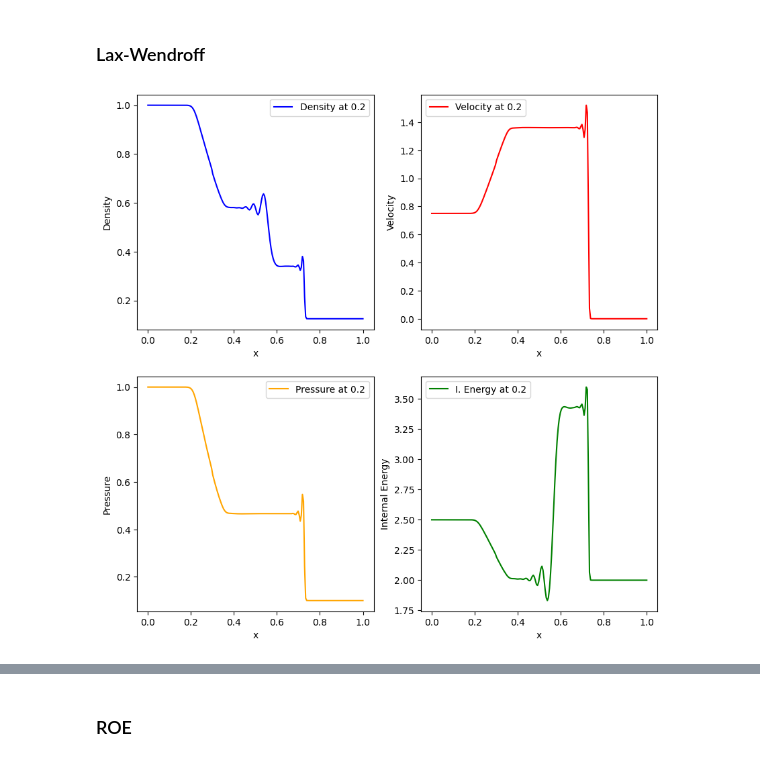
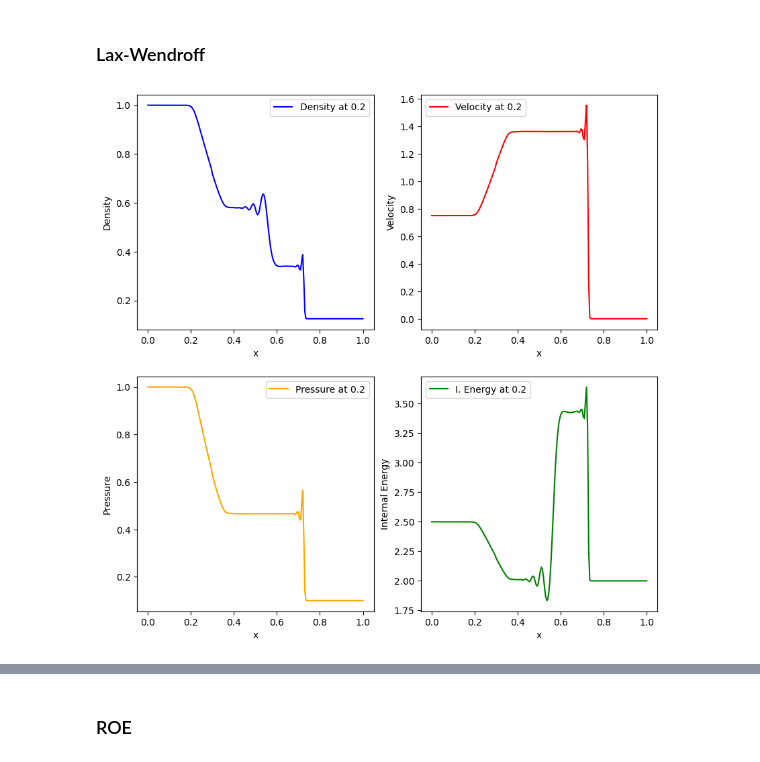
Before and after one commit to daniloaballayf/Shockwave-TAMU, a Jupyter notebook: 1D Notebooks/Shockwave.ipynb, the cells around one changed output, grey strips where cells are left out. Saved outputs shown, nothing was run; the diff lists cells and outputs as text; code cells hidden in the pictures.

```diff
--- a/1D Notebooks/Shockwave.ipynb
+++ b/1D Notebooks/Shockwave.ipynb
@@ -7,8 +10,8 @@ import matplotlib.pyplot as plt
 # %%
 # Parameters
 L = 1.0         # Length of the domain
-T = 1.0         # Total simulation time
-Nx = 200        # Number of spatial points
+T = 1           # Total simulation time
+Nx = 201        # Number of spatial points
 Nt = 800        # Number of time steps
 dx = L / (Nx - 1)
 dt = T / Nt
@@ -71,17 +283,17 @@ diff_mom = np.zeros(Nx)
 diff_ene = np.zeros(Nx)
 v = np.zeros(Nx)
 v_prov = np.zeros(Nx-1)
-v[sol_rho[:,0]!=0] = sol_mom[:, 0][sol_rho[:,0]!=0]/sol_rho[:,0][sol_rho[:,0]!=0]
+v[sol_rho_lw[:,0]!=0] = sol_mom_lw[:, 0][sol_rho_lw[:,0]!=0]/sol_rho_lw[:,0][sol_rho_lw[:,0]!=0]
 
 for i in range(1, Nt+1):
-    press = sol_pre[:,i-1]
-    f_rho = sol_mom[:,i-1]
-    f_mom = press + sol_rho[:,i-1]*v**2
-    f_ene = v * (sol_ene[:,i-1] + press)
+    press = sol_pre_lw[:,i-1]
+    f_rho = sol_mom_lw[:,i-1]
+    f_mom = press + sol_rho_lw[:,i-1]*v**2
+    f_ene = v * (sol_ene_lw[:,i-1] + press)
 
-    u_prov = 0.5*(sol_mom[1:,i-1] + sol_mom[:-1,i-1]) - 0.5*dt*(f_mom[1:] - f_mom[:-1])/dx
-    r_prov = 0.5*(sol_rho[1:,i-1] + sol_rho[:-1,i-1]) - 0.5*dt*(f_rho[1:] - f_rho[:-1])/dx
-    e_prov = 0.5*(sol_ene[1:,i-1] + sol_ene[:-1,i-1]) - 0.5*dt*(f_ene[1:] - f_ene[:-1])/dx
+    u_prov = 0.5*(sol_mom_lw[1:,i-1] + sol_mom_lw[:-1,i-1]) - 0.5*dt*(f_mom[1:] - f_mom[:-1])/dx
+    r_prov = 0.5*(sol_rho_lw[1:,i-1] + sol_rho_lw[:-1,i-1]) - 0.5*dt*(f_rho[1:] - f_rho[:-1])/dx
+    e_prov = 0.5*(sol_ene_lw[1:,i-1] + sol_ene_lw[:-1,i-1]) - 0.5*dt*(f_ene[1:] - f_ene[:-1])/dx
 
     v_prov[r_prov!=0] = u_prov[r_prov!=0]/r_prov[r_prov!=0]
     press_prov = (gamma - 1) * (e_prov - 0.5*r_prov * v_prov**2)
@@ -93,38 +305,45 @@ for i in range(1, Nt+1):
     diff_mom[1:-1] = f_mom_prov[1:] - f_mom_prov[:-1]
     diff_ene[1:-1] = f_ene_prov[1:] - f_ene_prov[:-1]
 
-    sol_mom[:,i] = sol_mom[:,i-1] - dt*(diff_mom)/dx
-    sol_rho[:,i] = sol_rho[:,i-1] - dt*(diff_rho)/dx
-    sol_ene[:,i] = sol_ene[:,i-1] - dt*(diff_ene)/dx
+    sol_mom_lw[:,i] = sol_mom_lw[:,i-1] - dt*(diff_mom)/dx
+    sol_rho_lw[:,i] = sol_rho_lw[:,i-1] - dt*(diff_rho)/dx
+    sol_ene_lw[:,i] = sol_ene_lw[:,i-1] - dt*(diff_ene)/dx
 
-    v[sol_rho[:,i]!=0] = sol_mom[:, i][sol_rho[:,i]!=0]/sol_rho[:,i][sol_rho[:,i]!=0]
-    sol_pre[:,i] = (gamma - 1) *(sol_ene[:,i] - 0.5* sol_rho[:,i]* v**2)
+    sol_mom_lw[0,i] = sol_mom_lw[1,i]
+    sol_rho_lw[0,i] = sol_rho_lw[1,i]
+    sol_ene_lw[0,i] = sol_ene_lw[1,i]
+    sol_mom_lw[-1,i] = sol_mom_lw[-2,i]
+    sol_rho_lw[-1,i] = sol_rho_lw[-2,i]
+    sol_ene_lw[-1,i] = sol_ene_lw[-2,i]
+
+    v[sol_rho_lw[:,i]!=0] = sol_mom_lw[:, i][sol_rho_lw[:,i]!=0]/sol_rho_lw[:,i][sol_rho_lw[:,i]!=0]
+    sol_pre_lw[:,i] = (gamma - 1) *(sol_ene_lw[:,i] - 0.5* sol_rho_lw[:,i]* v**2)
 # %%
 fig, axs = plt.subplots(2, 2, figsize=(10, 10))
 idx = 160
-axs[0,0].plot(x, sol_rho[:,idx], label=f'Density at {T * idx/Nt}', color='blue')
+axs[0,0].plot(x, sol_rho_lw[:,idx], label=f'Density at {T * idx/Nt}', color='blue')
 axs[0,0].set_title('')
 axs[0,0].set_xlabel('x')
 axs[0,0].set_ylabel('Density')
 axs[0,0].legend()
 
-axs[1,0].plot(x, sol_pre[:,idx], label=f'Pressure at {T * idx/Nt}', color='orange')
+axs[1,0].plot(x, sol_pre_lw[:,idx], label=f'Pressure at {T * idx/Nt}', color='orange')
 axs[1,0].set_title('')
 axs[1,0].set_xlabel('x')
 axs[1,0].set_ylabel('Pressure')
 axs[1,0].legend()
 
-axs[0,1].plot(x, sol_mom[:,idx]/sol_rho[:,idx], label=f'Velocity at {T * idx/Nt}', color='red')
+axs[0,1].plot(x, sol_mom_lw[:,idx]/sol_rho_lw[:,idx], label=f'Velocity at {T * idx/Nt}', color='red')
 axs[0,1].set_title('')
 axs[0,1].set_xlabel('x')
 axs[0,1].set_ylabel('Velocity')
 axs[0,1].legend()
 
-axs[1,1].plot(x, (sol_ene[:,idx]/sol_rho[:,idx] - 0.5*(sol_mom[:,idx]/sol_rho[:,idx])**2), label=f'I. Energy at {T * idx/Nt}', color='green')
+axs[1,1].plot(x, (sol_ene_lw[:,idx]/sol_rho_lw[:,idx] - 0.5*(sol_mom_lw[:,idx]/sol_rho_lw[:,idx])**2), label=f'I. Energy at {T * idx/Nt}', color='green')
 axs[1,1].set_title('')
 axs[1,1].set_xlabel('x')
 axs[1,1].set_ylabel('Internal Energy')
 axs[1,1].legend()
 plt.show()
 # %% [output]
-[figure, old version]
+[figure, new version]
```
Also changed, not shown: parts of 30 cells of this notebook, 16 other files.
